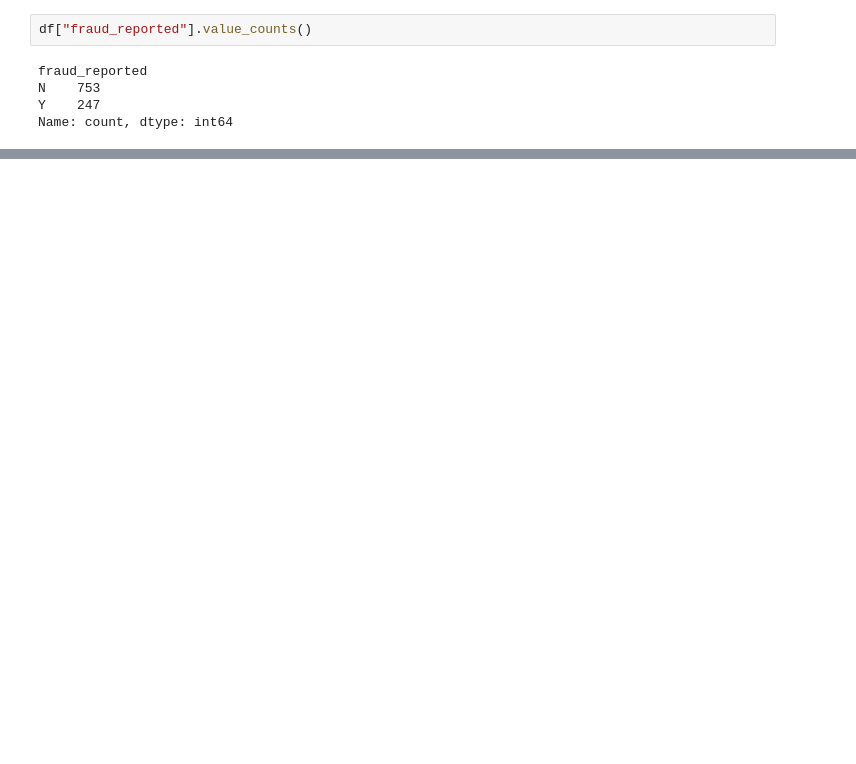
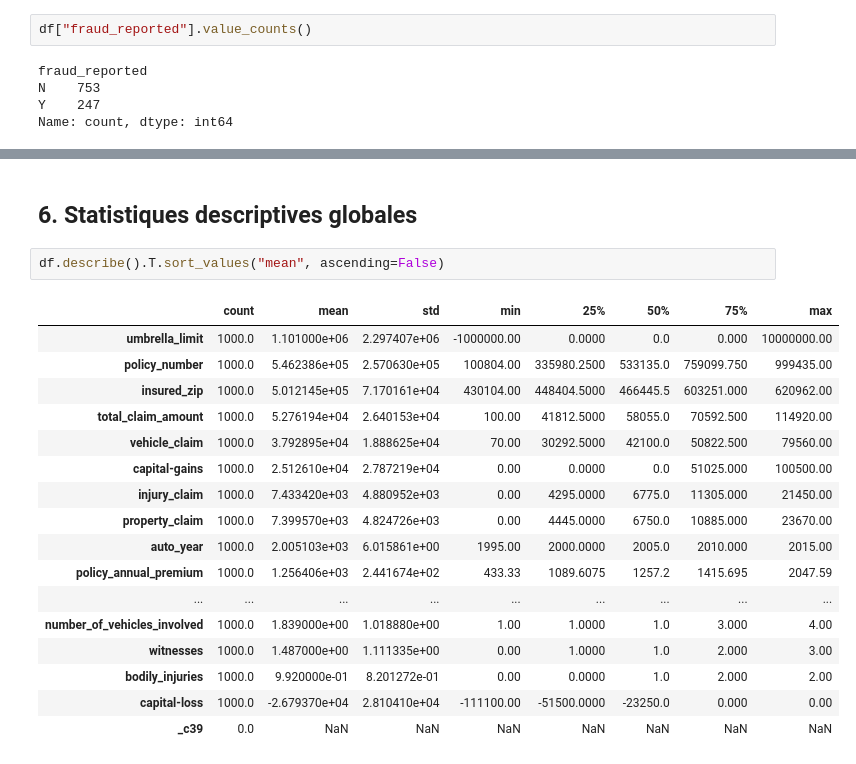
Before and after one commit to DataScientest-Studio/sep25cds_predisinistre, a Jupyter notebook: notebooks/01_EDA.ipynb, the cells around one changed output, grey strips where cells are left out. Saved outputs shown, nothing was run; the diff lists cells and outputs as text; blank space fills up the shorter version.

```diff
--- a/notebooks/01_EDA.ipynb
+++ b/notebooks/01_EDA.ipynb
@@ -158,0 +188,22 @@ Ce déséquilibre devra être pris en compte lors de la phase de modélisation (
+# %% [markdown]
+## 6. Statistiques descriptives globales
+# %%
+df.describe().T.sort_values("mean", ascending=False)
+# %% [output]
+|  | count | mean | std | min | 25% | 50% | 75% | max |
+| umbrella_limit | 1000.0 | 1.101000e+06 | 2.297407e+06 | -1000000.00 | 0.0000 | 0.0 | 0.000 | 10000000.00 |
+| policy_number | 1000.0 | 5.462386e+05 | 2.570630e+05 | 100804.00 | 335980.2500 | 533135.0 | 759099.750 | 999435.00 |
+| insured_zip | 1000.0 | 5.012145e+05 | 7.170161e+04 | 430104.00 | 448404.5000 | 466445.5 | 603251.000 | 620962.00 |
+| total_claim_amount | 1000.0 | 5.276194e+04 | 2.640153e+04 | 100.00 | 41812.5000 | 58055.0 | 70592.500 | 114920.00 |
+| vehicle_claim | 1000.0 | 3.792895e+04 | 1.888625e+04 | 70.00 | 30292.5000 | 42100.0 | 50822.500 | 79560.00 |
+| capital-gains | 1000.0 | 2.512610e+04 | 2.787219e+04 | 0.00 | 0.0000 | 0.0 | 51025.000 | 100500.00 |
+| injury_claim | 1000.0 | 7.433420e+03 | 4.880952e+03 | 0.00 | 4295.0000 | 6775.0 | 11305.000 | 21450.00 |
+| property_claim | 1000.0 | 7.399570e+03 | 4.824726e+03 | 0.00 | 4445.0000 | 6750.0 | 10885.000 | 23670.00 |
+| auto_year | 1000.0 | 2.005103e+03 | 6.015861e+00 | 1995.00 | 2000.0000 | 2005.0 | 2010.000 | 2015.00 |
+| policy_annual_premium | 1000.0 | 1.256406e+03 | 2.441674e+02 | 433.33 | 1089.6075 | 1257.2 | 1415.695 | 2047.59 |
+| ... | ... | ... | ... | ... | ... | ... | ... | ... |
+| number_of_vehicles_involved | 1000.0 | 1.839000e+00 | 1.018880e+00 | 1.00 | 1.0000 | 1.0 | 3.000 | 4.00 |
+| witnesses | 1000.0 | 1.487000e+00 | 1.111335e+00 | 0.00 | 1.0000 | 1.0 | 2.000 | 3.00 |
+| bodily_injuries | 1000.0 | 9.920000e-01 | 8.201272e-01 | 0.00 | 0.0000 | 1.0 | 2.000 | 2.00 |
+| capital-loss | 1000.0 | -2.679370e+04 | 2.810410e+04 | -111100.00 | -51500.0000 | -23250.0 | 0.000 | 0.00 |
+| _c39 | 0.0 | NaN | NaN | NaN | NaN | NaN | NaN | NaN |
```
Also changed, not shown: parts of 21 cells of this notebook.
